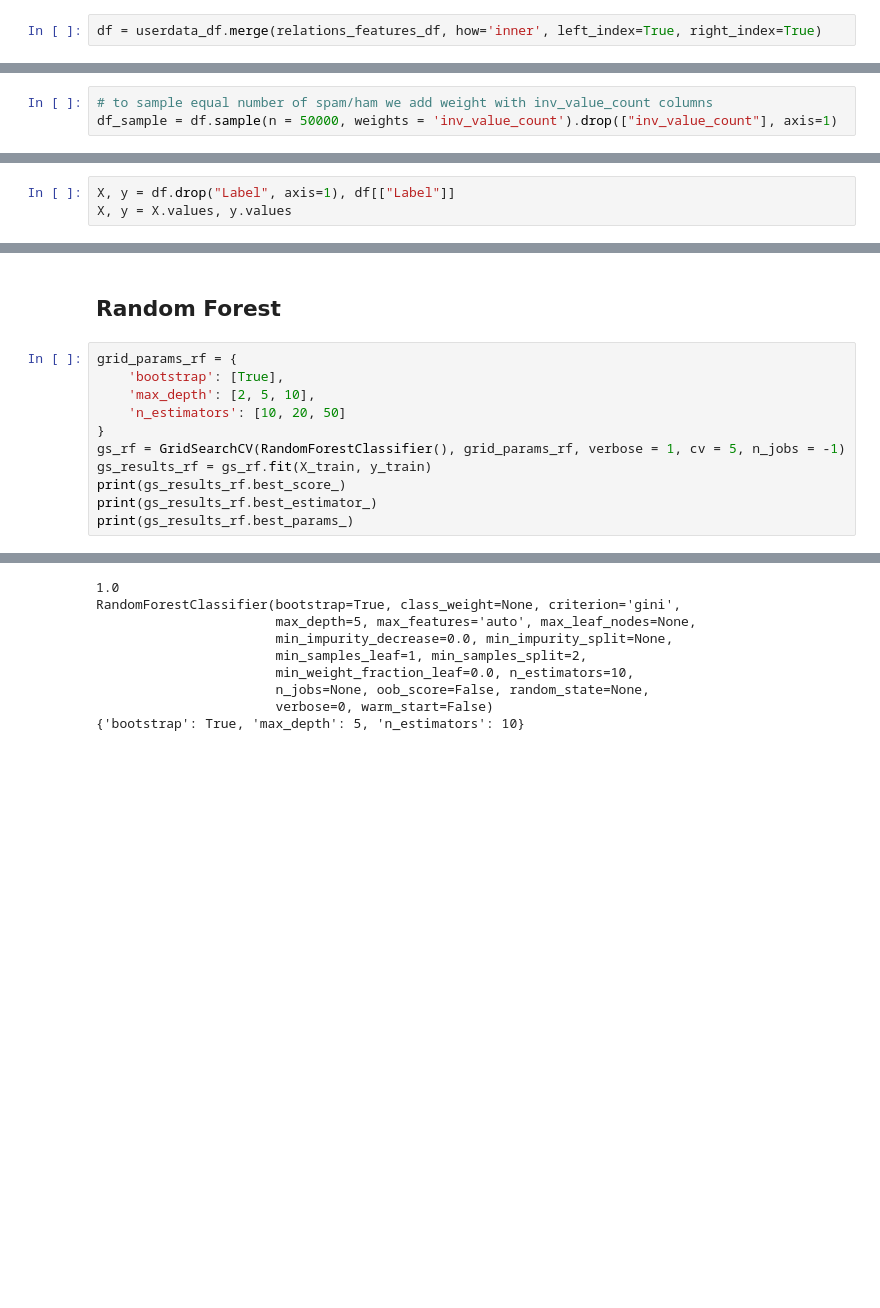
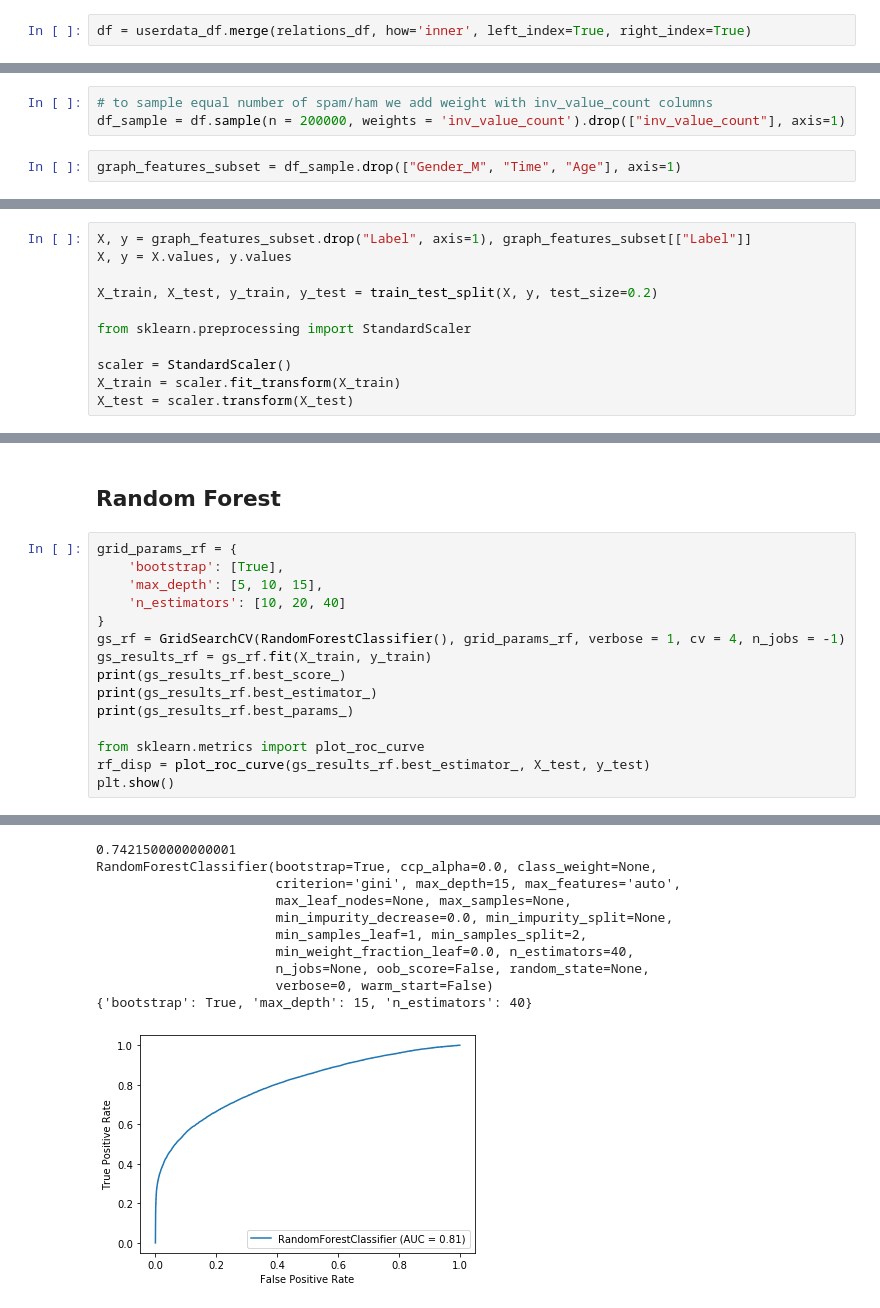
Before and after one commit to alielabridi/NTDS_2019, a Jupyter notebook: projects/classification/classification.ipynb, the cells around one changed output, grey strips where cells are left out. Drawn from its saved outputs; the diff is of its cells as text; blank space fills up the shorter version.

Commit message:
added new data and classifiers

```diff
--- a/projects/classification/classification.ipynb
+++ b/projects/classification/classification.ipynb
@@ -44,4 +59,4 @@ userdata_df.head()
 # %%
-df = userdata_df.merge(relations_features_df, how='inner', left_index=True, right_index=True)
+df = userdata_df.merge(relations_df, how='inner', left_index=True, right_index=True)
 # %%
 df = pd.concat([df, pd.get_dummies(df['Gender'], prefix='Gender', drop_first=True)], axis=1).drop(['Gender'], axis=1)
@@ -63,4 +76,6 @@ See the caveats in the documentation: http://pandas.pydata.org/pandas-docs/stabl
   after removing the cwd from sys.path.
 # %%
 # to sample equal number of spam/ham we add weight with inv_value_count columns
-df_sample = df.sample(n = 50000, weights = 'inv_value_count').drop(["inv_value_count"], axis=1)
+df_sample = df.sample(n = 200000, weights = 'inv_value_count').drop(["inv_value_count"], axis=1)
+# %%
+graph_features_subset = df_sample.drop(["Gender_M", "Time", "Age"], axis=1)
@@ -67,3 +91,11 @@ df_sample = df.sample(n = 50000, weights = 'inv_value_count').drop(["inv_value_c
 # %%
-X, y = df.drop("Label", axis=1), df[["Label"]]
+X, y = graph_features_subset.drop("Label", axis=1), graph_features_subset[["Label"]]
 X, y = X.values, y.values
+
+X_train, X_test, y_train, y_test = train_test_split(X, y, test_size=0.2)
+
+from sklearn.preprocessing import StandardScaler
+
+scaler = StandardScaler()
+X_train = scaler.fit_transform(X_train)
+X_test = scaler.transform(X_test)
@@ -80,12 +104,16 @@ X_test = scaler.transform(X_test)
 # %%
 grid_params_rf = {
     'bootstrap': [True],
-    'max_depth': [2, 5, 10],
-    'n_estimators': [10, 20, 50]
+    'max_depth': [5, 10, 15],
+    'n_estimators': [10, 20, 40]
 }
-gs_rf = GridSearchCV(RandomForestClassifier(), grid_params_rf, verbose = 1, cv = 5, n_jobs = -1)
+gs_rf = GridSearchCV(RandomForestClassifier(), grid_params_rf, verbose = 1, cv = 4, n_jobs = -1)
 gs_results_rf = gs_rf.fit(X_train, y_train)
 print(gs_results_rf.best_score_)
 print(gs_results_rf.best_estimator_)
 print(gs_results_rf.best_params_)
+
+from sklearn.metrics import plot_roc_curve
+rf_disp = plot_roc_curve(gs_results_rf.best_estimator_, X_test, y_test)
+plt.show()
 # %% [output]
@@ -95,9 +123,11 @@ Fitting 5 folds for each of 9 candidates, totalling 45 fits
-1.0
-RandomForestClassifier(bootstrap=True, class_weight=None, criterion='gini',
-                       max_depth=5, max_features='auto', max_leaf_nodes=None,
+0.7421500000000001
+RandomForestClassifier(bootstrap=True, ccp_alpha=0.0, class_weight=None,
+                       criterion='gini', max_depth=15, max_features='auto',
+                       max_leaf_nodes=None, max_samples=None,
                        min_impurity_decrease=0.0, min_impurity_split=None,
                        min_samples_leaf=1, min_samples_split=2,
-                       min_weight_fraction_leaf=0.0, n_estimators=10,
+                       min_weight_fraction_leaf=0.0, n_estimators=40,
                        n_jobs=None, oob_score=False, random_state=None,
                        verbose=0, warm_start=False)
-{'bootstrap': True, 'max_depth': 5, 'n_estimators': 10}
+{'bootstrap': True, 'max_depth': 15, 'n_estimators': 40}
+[figure, added]
```
Also changed, not shown: parts of 34 cells of this notebook.
